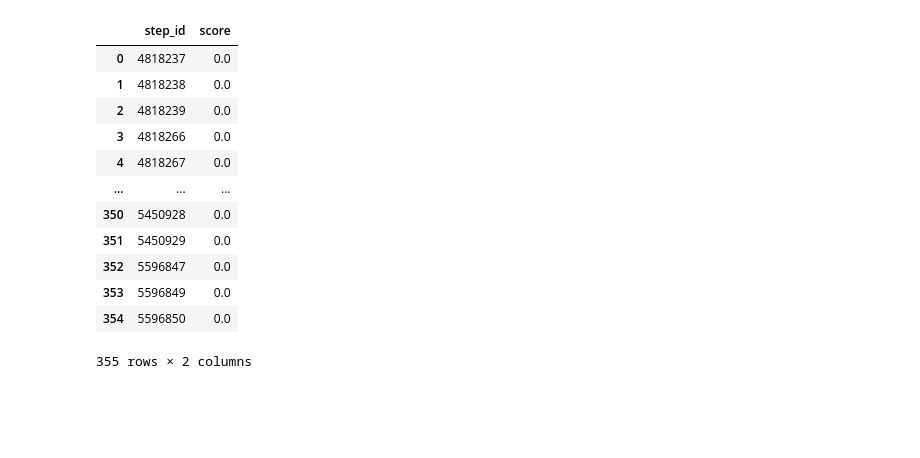
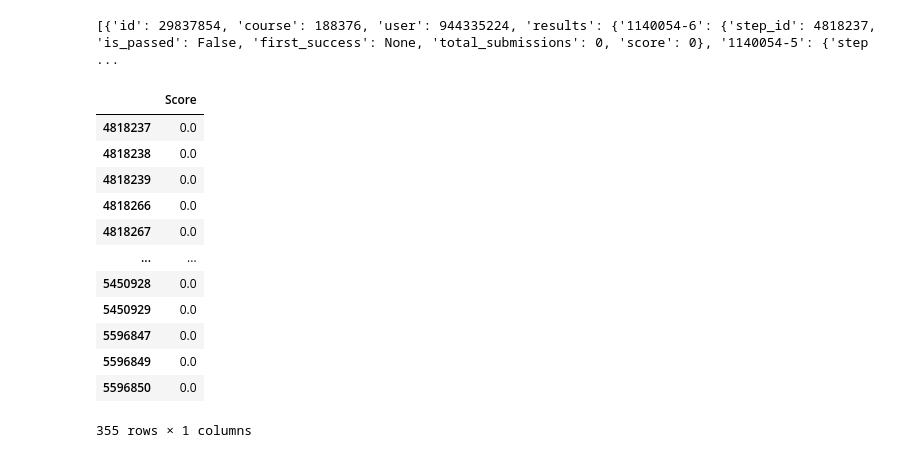
Before and after one commit to Serafima18/Stepikcourse, a Jupyter notebook: GradeBook/GradeBook_test.ipynb, the cells around one changed output. Saved outputs shown, nothing was run; the diff lists cells and outputs as text; code cells hidden in the pictures; blank space fills up the shorter version.

```diff
--- a/GradeBook/GradeBook_test.ipynb
+++ b/GradeBook/GradeBook_test.ipynb
@@ -5,20 +6,20 @@ from config import token
 # %%
-grade_book = GradeBook(token, course='188376', klass='62475')
-
-df = pd.DataFrame(grade_book.get_student_score(student_id='944335224'),
-                  columns = ['step_id', "score"])
+grade_book = GradeBook(token, course_id='188376', class_id='62475')
+print(grade_book.get_grades())
+df = pd.DataFrame.from_dict(grade_book.get_student_grades(student_id=944335224), orient='index', columns=['Score'])
 df
 # %% [output]
+[{'id': 29837854, 'course': 188376, 'user': 944335224, 'results': {'1140054-6': {'step_id': 4818237, 'is_passed': False, 'first_success': None, 'total_submissions': 0, 'score': 0}, '1140054-5': {'step ...
-|  | step_id | score |
-| 0 | 4818237 | 0.0 |
-| 1 | 4818238 | 0.0 |
-| 2 | 4818239 | 0.0 |
-| 3 | 4818266 | 0.0 |
-| 4 | 4818267 | 0.0 |
-| ... | ... | ... |
-| 350 | 5450928 | 0.0 |
-| 351 | 5450929 | 0.0 |
-| 352 | 5596847 | 0.0 |
-| 353 | 5596849 | 0.0 |
-| 354 | 5596850 | 0.0 |
+|  | Score |
+| 4818237 | 0.0 |
+| 4818238 | 0.0 |
+| 4818239 | 0.0 |
+| 4818266 | 0.0 |
+| 4818267 | 0.0 |
+| ... | ... |
+| 5450928 | 0.0 |
+| 5450929 | 0.0 |
+| 5596847 | 0.0 |
+| 5596849 | 0.0 |
+| 5596850 | 0.0 |
-355 rows × 2 columns
+355 rows × 1 columns
```
Also changed, not shown: parts of 1 cell of this notebook, 6 other files.
